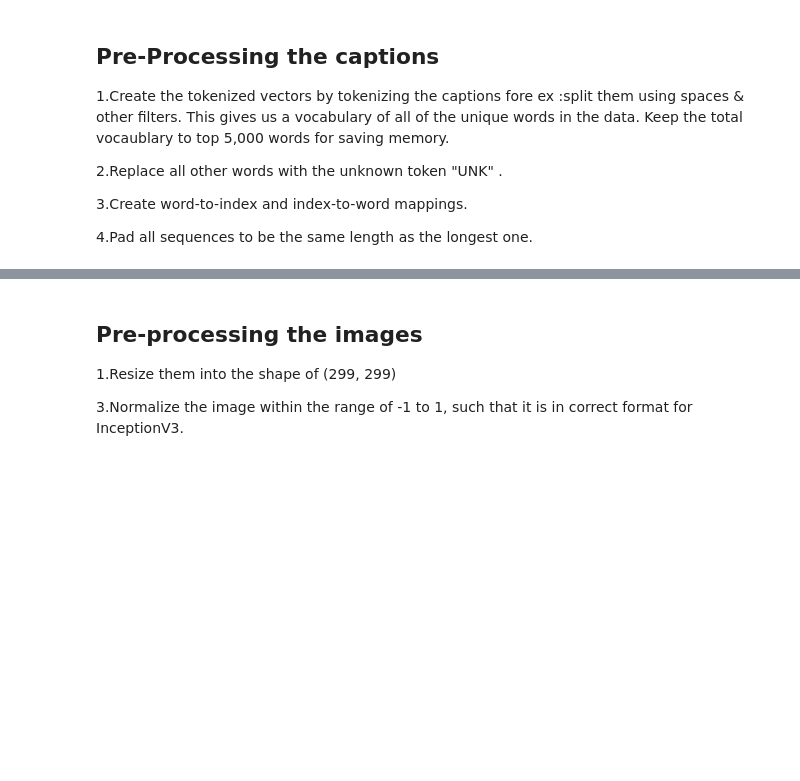
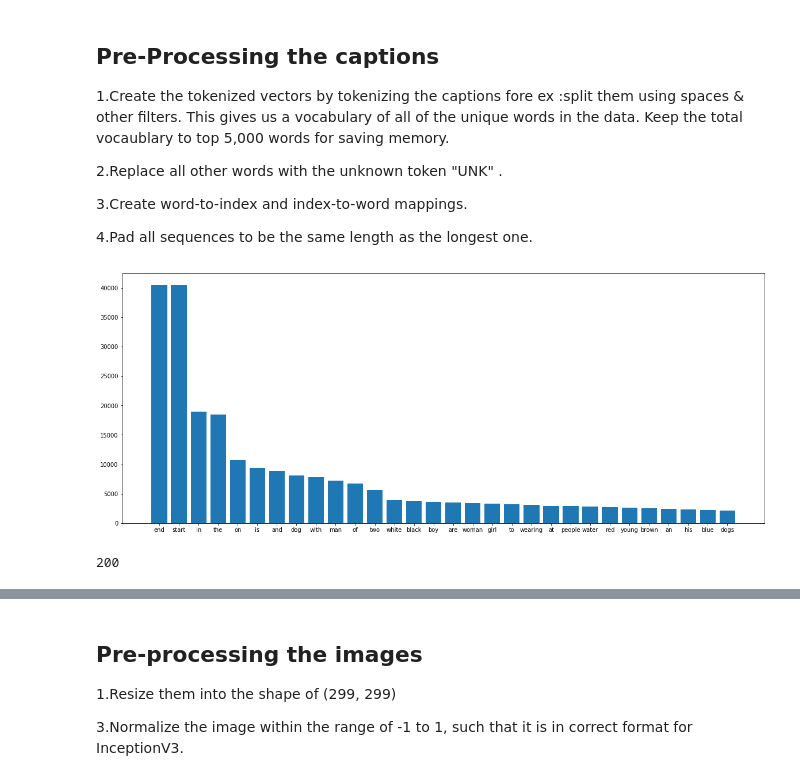
Before and after one commit to acamit/DataScience, a Jupyter notebook: Projects/EyeForBlind/Eye+for+blind+Starter+code.ipynb, the cells around one changed output, grey strips where cells are left out. Cells and saved outputs as stored; diff of their text form; code cells hidden in the pictures; blank space fills up the shorter version.

```diff
--- a/Projects/EyeForBlind/Eye+for+blind+Starter+code.ipynb
+++ b/Projects/EyeForBlind/Eye+for+blind+Starter+code.ipynb
@@ -71,12 +102,12 @@ def clean_caption(caption):
 
     # remove empty strings and strings like 's and a
     desc = [word.strip() for word in desc if len(word.strip())>1]
-    desc = [word for word in desc if(word.isalpha())]
+    desc = [word.lower() for word in desc if(word.isalpha())] # convert to lower case and pick only alpha numeric
     return ' '.join(desc)
 # %%
 # utility token to append <start> and <end>
 def appendDelimitingTokes(caption):
-    return f'<start> {caption} <end>.'
+    return f'<start> {caption} <end>'
 # %%
 # utility function to generate image path
 def getImagePaths(s):
@@ -176,2 +309,7 @@ This gives us a vocabulary of all of the unique words in the data. Keep the tota
+# %%
+# create the tokenizer
+# create the tokenizer
+tokenizer = Tokenizer(num_words = 5001 , oov_token='unk')
+tokenizer.fit_on_texts(delimitedAnnotations)
 # %%
 # Create word-to-index and index-to-word mappings.
@@ -180,4 +321,16 @@ This gives us a vocabulary of all of the unique words in the data. Keep the tota
 # %%
 # Create a word count of your tokenizer to visulize the Top 30 occuring words after text processing
 
 #your code here
+wordCounts = tokenizer.word_counts
+plt.figure(figsize=(20, 8))
+top_words = OrderedDict(Counter(wordCounts).most_common(30))
+plt.bar(top_words.keys(), top_words.values())
+plt.show()
+# %% [output]
+[figure, added]
+# %%
+MaxLength = max(len(d) for d in delimitedAnnotations)
+MaxLength
+# %% [output]
+200
```
Also changed, not shown: parts of 41 cells of this notebook.
